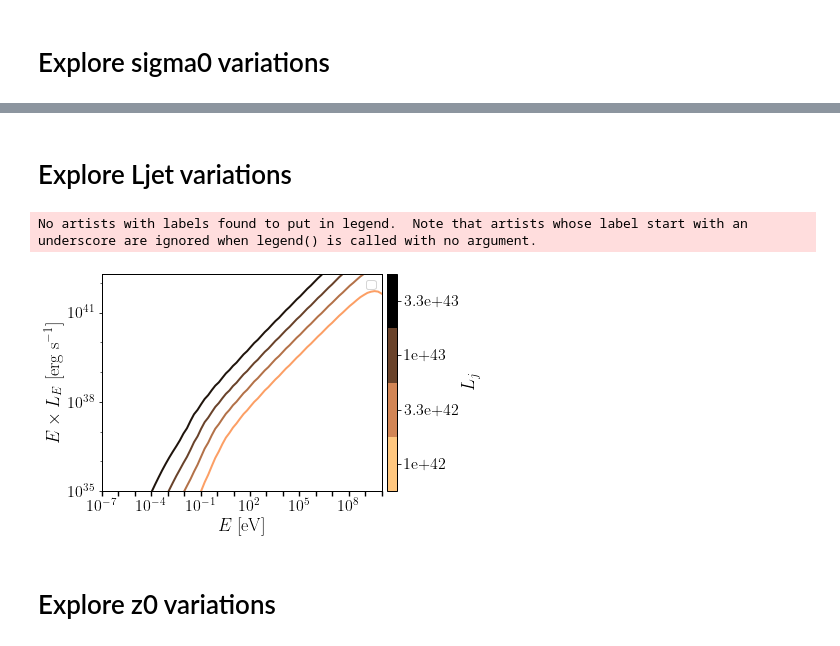
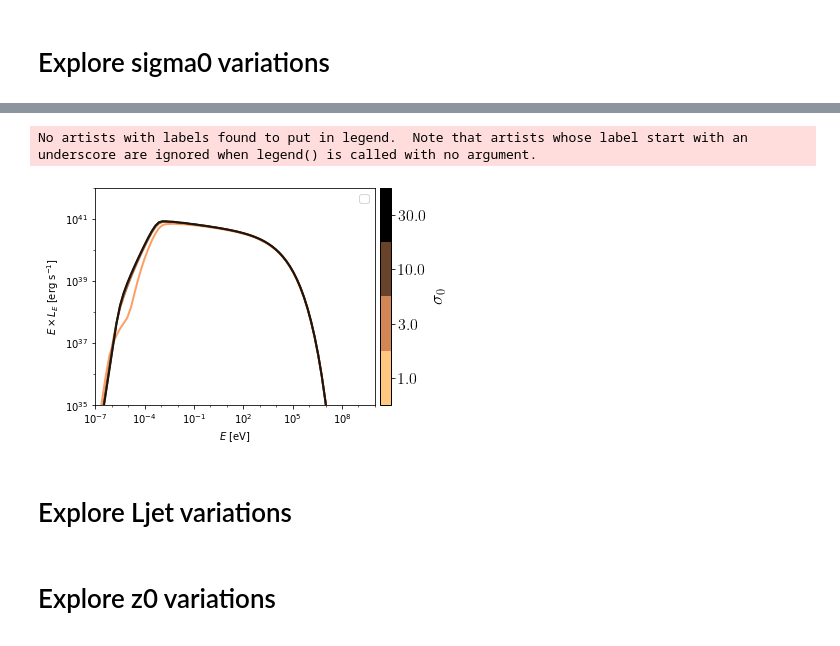
Before and after one commit to santimda/ExtendedJet, a Jupyter notebook: Code/explore_parameters.ipynb, the cells around one changed output, grey strips where cells are left out. Cells and saved outputs as stored; diff of their text form; code cells hidden in the pictures.

```diff
--- a/Code/explore_parameters.ipynb
+++ b/Code/explore_parameters.ipynb
@@ -24,6 +24,25 @@ def model_sed(E, z, sigma0, Lj, z0, a_inj):
 
     # The only useful values are the first ones up to the number of points in E
     return( fit_values[:len(E)])
+
+def model_syn(E, z, sigma0, Lj, z0, a_inj):
+    #CAMBIARLO A keyword arguments! Menos chances de errores
+    """
+    Total (Synchrotron + SSC) SED calculated at photon energies in the vector E
+    at integration heights z.
+    The available free parameters are:
+    - sigma0 (initial magnetization)
+    - Lj (jet luminosity)
+    - z0 (height at jet base)
+    - a_inj (power injected as Q(z) \propto z^-a_inj)
+    """
+    # CHANGE TO extendedjetpy CUANDO ANDE BIEN!!!!
+
+    # This routine returns m_data_max values, as defined in global.f90
+    fit_values = JetCode.syn_model(sigma0, Lj, z0, a_inj, E, z)
+
+    # The only useful values are the first ones up to the number of points in E
+    return( fit_values[:len(E)])
 # %%
 #Constants
 mJy = 1.0e-26
@@ -38,7 +57,7 @@ R_g = 1.477e5*M_BH     # Gravitational radius (M_BH [Msun])
 sigma0 = 1e1
 Lj = 1e43
 z0 = 10.0*R_g
-a_inj = 1.00001
+a_inj = 1.5
 
 # Define the energy range for the SED
 E_min = 1.e-7 * eV #Aprox 20 MHz
@@ -50,10 +69,12 @@ z = np.geomspace(5*R_g, 100*R_g, n_points)
 # Explore sigma0 variations
 # %%
 # Make a list with the values of fB
-sigma0s = [1e-4, 1e-3, 1e-2, 1e-1]
+sigma0s = [1e0, 3e0, 1e1, 3e1]
 
-# Calculate the SED for each fB (fixing default parameters)
+# Calculate the SED for each sigma0 value (fixing default parameters)
 SEDs = []
 for sigma0 in sigma0s:
-    SED = model_sed(E, z, sigma0, Lj, z0, a_inj)
+    print(f'{sigma0=}')
+    #SED = model_sed(E, z, sigma0, Lj, z0, a_inj)
+    SED = model_syn(E, z, sigma0, Lj, z0, a_inj)
     SEDs.append(SED)
@@ -62,7 +96,7 @@ for sigma0 in sigma0s:
 fig, ax = plt.subplots(1)
 
 # Defino una paleta discreta
-n = len(fBs)
+n = len(sigma0s)
 color_vector = np.linspace(0.2, 0.9, n)
 colors = plt.cm.copper_r(color_vector) # define a palette avoiding extreme colors
 # Genero una colorbar discreta para n puntos
@@ -109,33 +143,36 @@ for i in range(n):
 
 plt.legend(loc='best')
 ax.loglog()
 
 cbar = fig.colorbar(sm, ticks=c, label=r"$\sigma_0$", pad=0.015)
 cbar.ax.set_yticklabels(sigma0s)  # vertically oriented colorbar
 
 # Set xticks
 num = int(np.log10(xmax/xmin))
 x_major = matplotlib.ticker.LogLocator(base = 10.0, numticks = num//2)
 ax.xaxis.set_major_locator(x_major)
 x_minor = matplotlib.ticker.LogLocator(base = 10.0, numticks = (num//2) * 3)
 ax.xaxis.set_minor_locator(x_minor)
 ax.xaxis.set_minor_formatter(matplotlib.ticker.NullFormatter())
 
 # Set yticks
 numy = int(np.log10(ymax/ymin))
 y_major = matplotlib.ticker.LogLocator(base = 10.0, numticks = numy//2+1)
 ax.yaxis.set_major_locator(y_major)
 y_minor = matplotlib.ticker.LogLocator(base = 10.0, numticks = numy+2)
 ax.yaxis.set_minor_locator(y_minor)
 ax.yaxis.set_minor_formatter(matplotlib.ticker.NullFormatter())
 
 plt.show()
 
 #fig.tight_layout(pad=0)
 #fig.savefig('SEDs_etas.pdf', bbox_inches='tight', pad_inches = 0.01)
 #AJUSTO A MANO EL RECORTE
 fig.subplots_adjust(bottom=0.16, top=0.97, left=0.14, right=0.91)
 fig.savefig('SEDs_sigma0s.pdf')
+# %% [output]
+No artists with labels found to put in legend.  Note that artists whose label start with an underscore are ignored when legend() is called with no argument.
+[figure, added]
 # %% [markdown]
 # Explore Ljet variations
 # %%
@@ -226,9 +263,6 @@ plt.show()
 #AJUSTO A MANO EL RECORTE
 fig.subplots_adjust(bottom=0.16, top=0.97, left=0.14, right=0.89)
 fig.savefig('SEDs_Ljs.pdf')
-# %% [output]
-No artists with labels found to put in legend.  Note that artists whose label start with an underscore are ignored when legend() is called with no argument.
-[figure, removed]
 # %% [markdown]
 # Explore z0 variations
 # %%
```
Also changed, not shown: parts of 3 cells of this notebook, 2 other files.
